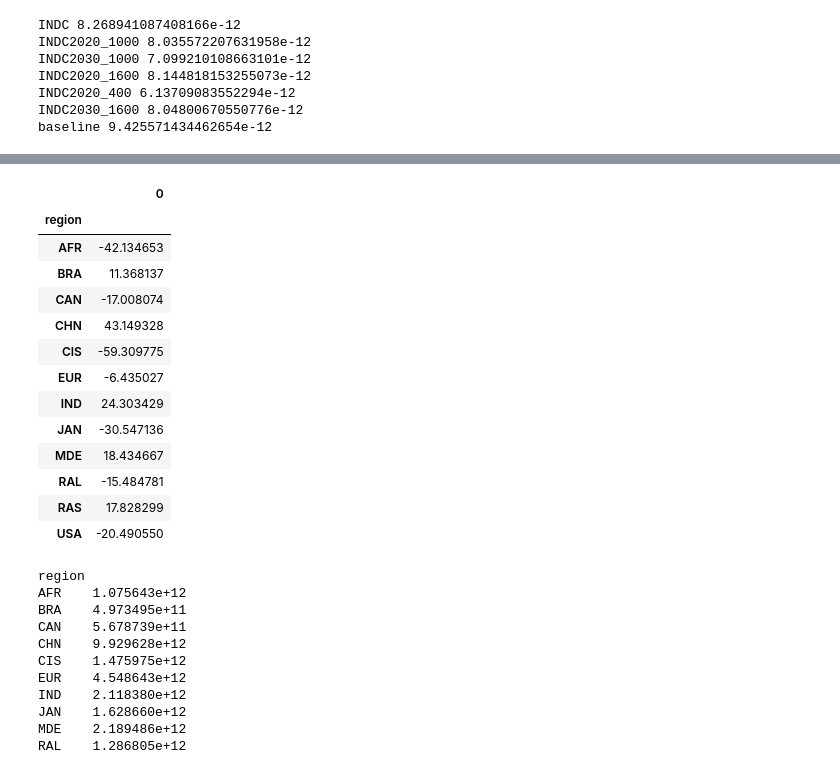
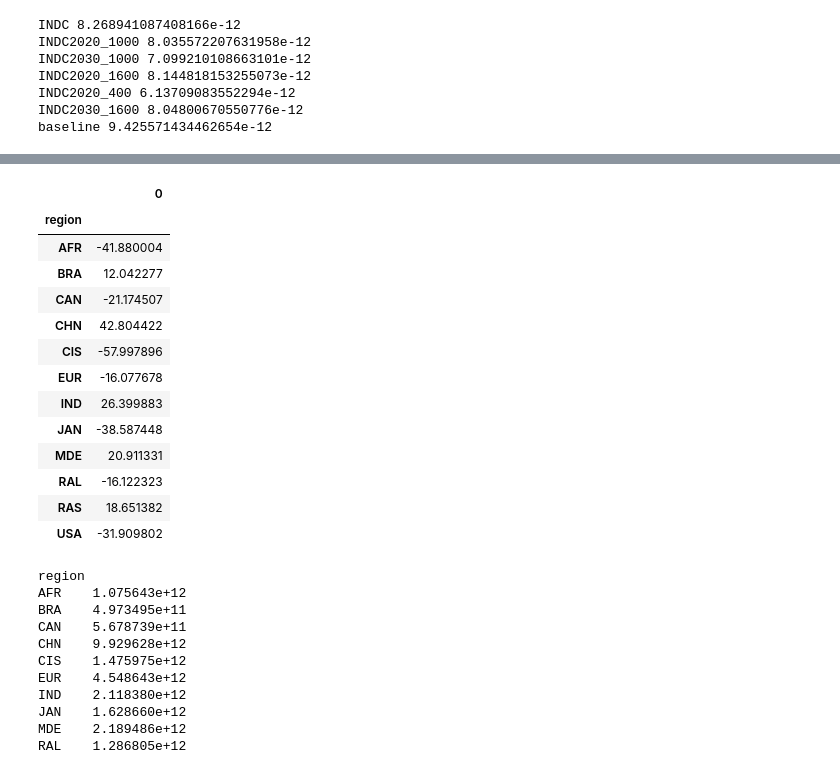
Before and after one commit to Maestrofinn/MatMat-Trade, a Jupyter notebook: IMACLIM_explo.ipynb, the cells around one changed output, grey strips where cells are left out. Drawn from its saved outputs; the diff is of its cells as text; code cells hidden in the pictures.

```diff
--- a/IMACLIM_explo.ipynb
+++ b/IMACLIM_explo.ipynb
@@ -244,23 +244,23 @@ pd.concat([Relative_error_2015.loc[region] for region in Relative_error_2015.ind
 # %%
-Relative_error_2015=production_based_emissions.groupby(["scenario","region"]).sum().loc["INDC"]
+Relative_error_2015=production_based_emissions.groupby(["scenario","region"]).sum().loc["baseline"]
 Relative_error_2015_ratio=(Relative_error_2015["2015"]-Relative_error_2015["2015-IMACLIM"])/np.max([Relative_error_2015["2015"],Relative_error_2015["2015-IMACLIM"]],axis=0)
 Relative_error_2015_ratio=Relative_error_2015_ratio*100
 pd.DataFrame(Relative_error_2015_ratio)
 # %% [output]
 |  | 0 |
 | region |  |
-| AFR | -42.134653 |
-| BRA | 11.368137 |
-| CAN | -17.008074 |
-| CHN | 43.149328 |
-| CIS | -59.309775 |
-| EUR | -6.435027 |
-| IND | 24.303429 |
-| JAN | -30.547136 |
-| MDE | 18.434667 |
-| RAL | -15.484781 |
-| RAS | 17.828299 |
-| USA | -20.490550 |
+| AFR | -41.880004 |
+| BRA | 12.042277 |
+| CAN | -21.174507 |
+| CHN | 42.804422 |
+| CIS | -57.997896 |
+| EUR | -16.077678 |
+| IND | 26.399883 |
+| JAN | -38.587448 |
+| MDE | 20.911331 |
+| RAL | -16.122323 |
+| RAS | 18.651382 |
+| USA | -31.909802 |
 # %%
 Relative_error_2015["2015"]+model.iot.stressor_extension.F_Y.sum(axis=1,level=0).loc["CO2"]
 # %% [output]
```
Also changed, not shown: parts of 26 cells of this notebook, 1 other file.
